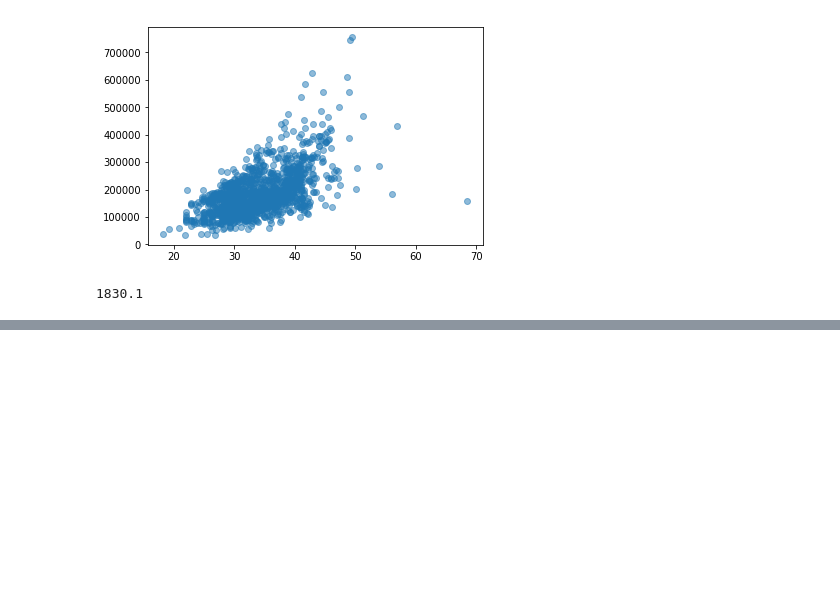
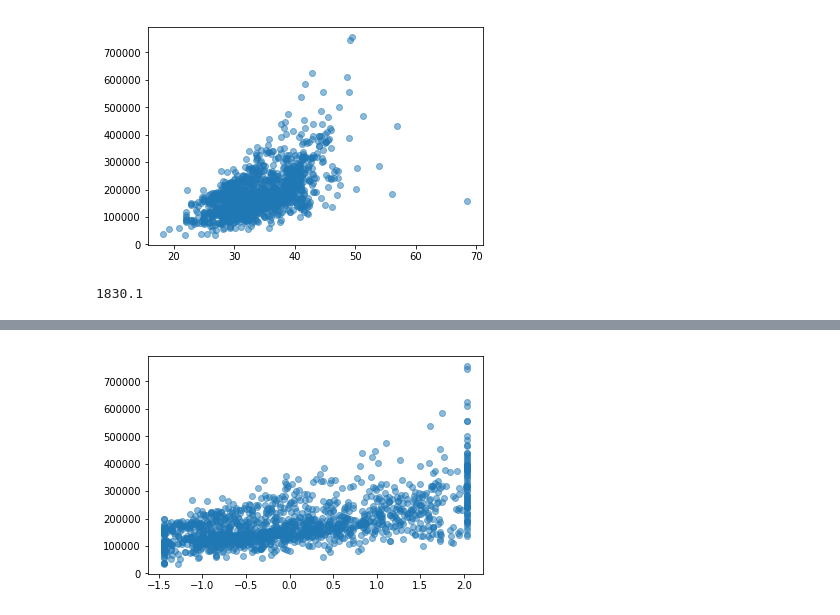
Before and after one commit to divayjindal95/DataScience, a Jupyter notebook: house-prices-advanced-regression-techniques/scripts/eda1.ipynb, the cells around one changed output, grey strips where cells are left out. Cells and saved outputs as stored; diff of their text form; code cells hidden in the pictures; blank space fills up the shorter version.

```diff
--- a/house-prices-advanced-regression-techniques/scripts/eda1.ipynb
+++ b/house-prices-advanced-regression-techniques/scripts/eda1.ipynb
@@ -206,0 +246,9 @@ TypeError: unorderable types: str() >= int()
+# %%
+sc=StandardScaler()
+data['1stFlrSFClippedTrans']=sc.fit_transform(np.reshape(data['1stFlrSFClipped'],(len(data['1stFlrSFClipped']),1)))
+data['1stFlrSFClippedTrans'].describe()
+data.corr()['1stFlrSFClippedTrans']#>=data.corr()['1stFlrSF']
+plt.scatter(data['1stFlrSFClippedTrans'],data['SalePrice'],alpha=0.5)
+plt.show()
+# %% [output]
+[figure, added]
```
Also changed, not shown: parts of 17 cells of this notebook.
